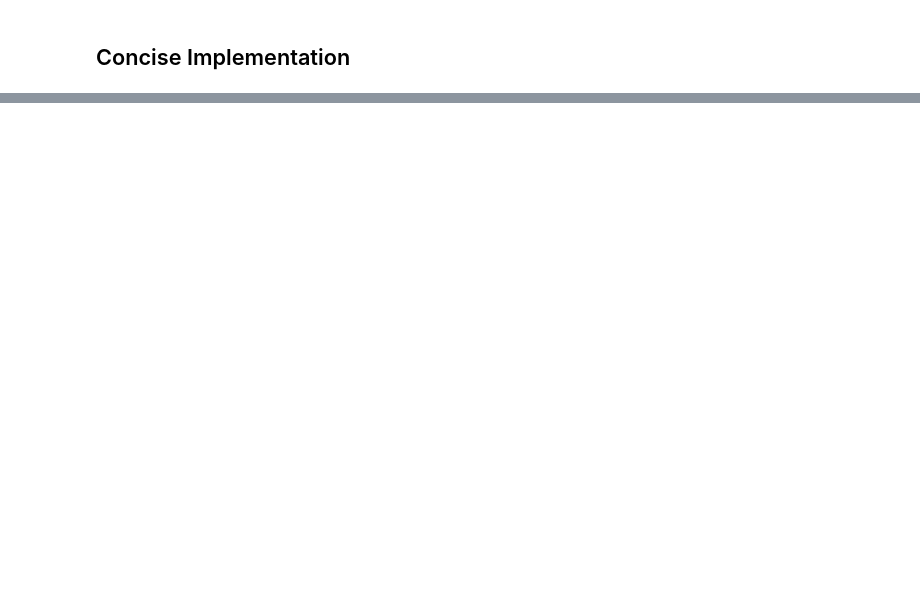
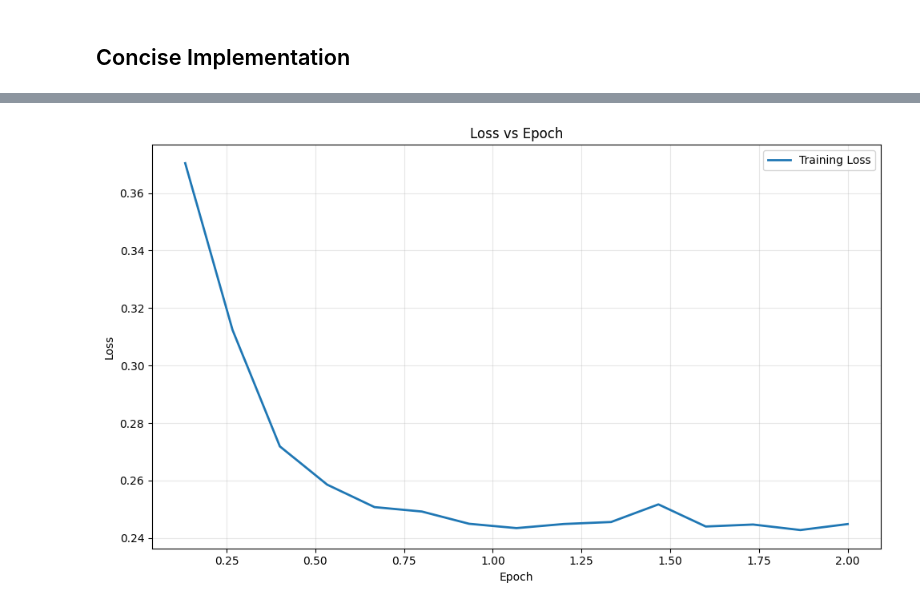
Before and after one commit to ishaanpaul98/Deep-Learning, a Jupyter notebook: Optimization Algorithms/optimization_algorithms.ipynb, the cells around one changed output, grey strips where cells are left out. Saved outputs shown, nothing was run; the diff lists cells and outputs as text; code cells hidden in the pictures; blank space fills up the shorter version.

```diff
--- a/Optimization Algorithms/optimization_algorithms.ipynb
+++ b/Optimization Algorithms/optimization_algorithms.ipynb
@@ -1117,0 +1150,18 @@ Final loss: 0.488, 0.279 sec/epoch
+# %%
+def init_rmsprop_states(feature_dim):
+    s_w = torch.zeros((feature_dim, 1))
+    s_b = torch.zeros(1)
+    return (s_w, s_b)
+
+def rmsprop(params, states, hyperparams):
+    gamma, eps = hyperparams['gamma'], 1e-6
+    for p, s in zip(params, states):
+        with torch.no_grad():
+            s[:] = gamma * s + (1 - gamma) * torch.square(p.grad)
+            p[:] -= hyperparams['lr'] * p.grad / torch.sqrt(s + eps)
+        p.grad.data.zero_()
+# %%
+data_iter, feature_dim = get_data_ch11(batch_size=10)
+train_ch11(rmsprop, init_rmsprop_states(feature_dim),
+               {'lr': 0.01, 'gamma': 0.9}, data_iter, feature_dim);
+# %% [output]
@@ -1117,0 +1173 @@ Final loss: 0.488, 0.279 sec/epoch
+[figure, added]
```
Also changed, not shown: parts of 70 cells of this notebook, 1 other file.
